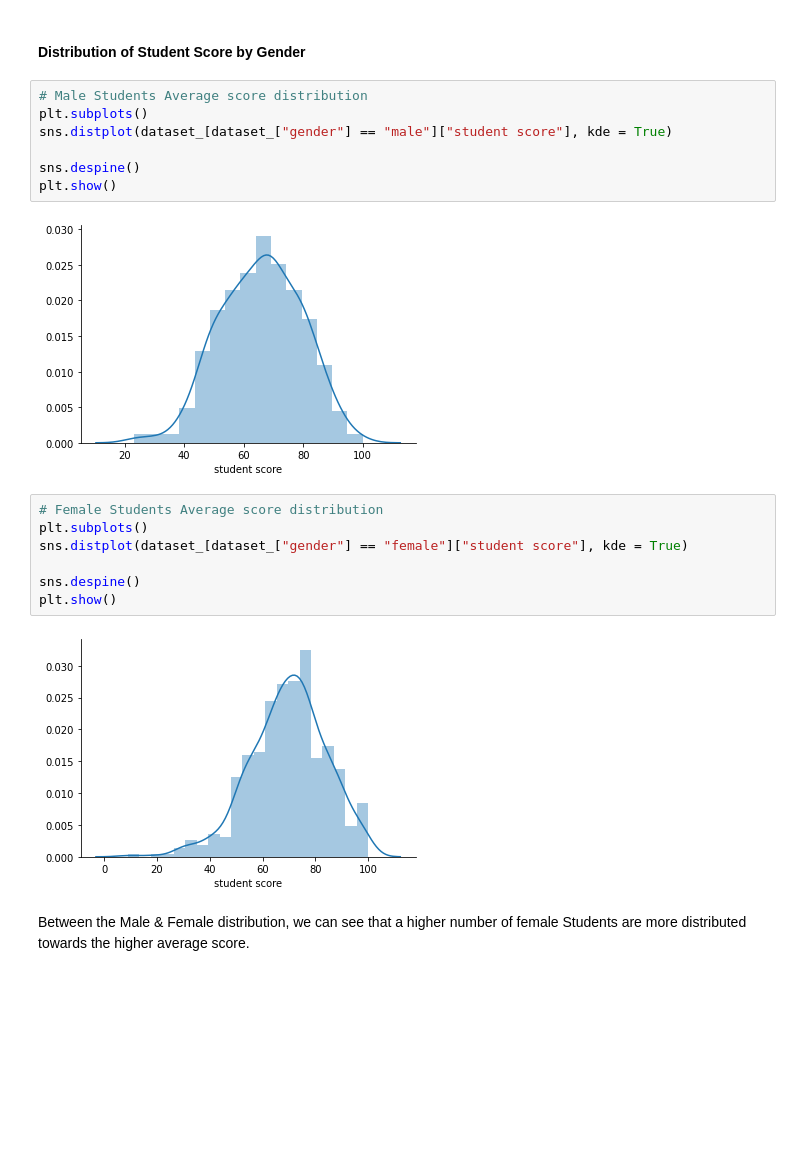
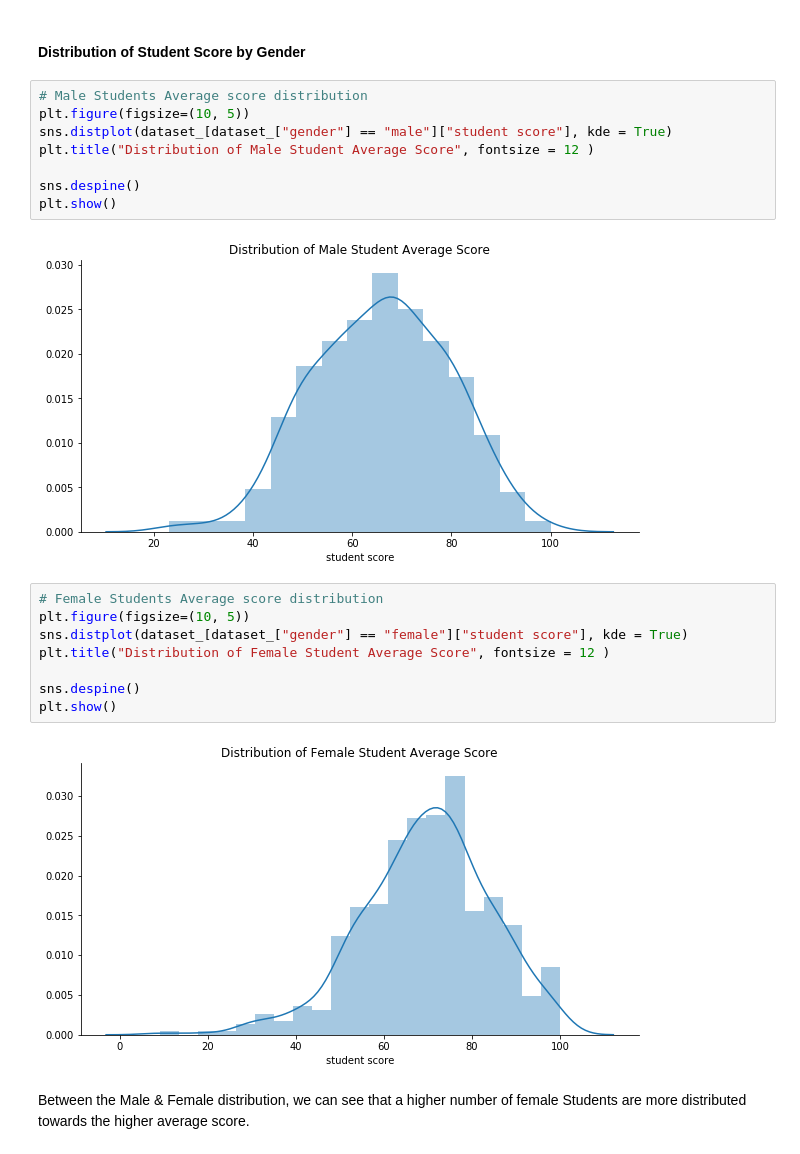
Before and after one commit to raimiazeez26/StudentDataAnalysis, a Jupyter notebook: StudentData Analysis and Visualization.ipynb, the cells around one changed output. Saved outputs shown, nothing was run; the diff lists cells and outputs as text; blank space fills up the shorter version.

```diff
--- a/StudentData Analysis and Visualization.ipynb
+++ b/StudentData Analysis and Visualization.ipynb
@@ -152,22 +152,24 @@ This shows the Average student performance is inclined toward 40-80
 #### Distribution of Student Score by Gender
 # %%
 # Male Students Average score distribution
-plt.subplots()
+plt.figure(figsize=(10, 5))
 sns.distplot(dataset_[dataset_["gender"] == "male"]["student score"], kde = True)
+plt.title("Distribution of Male Student Average Score", fontsize = 12 )
 
 sns.despine()
 plt.show()
 # %% [output]
-[figure, old version]
+[figure, new version]
 # %%
 # Female Students Average score distribution
-plt.subplots()
+plt.figure(figsize=(10, 5))
 sns.distplot(dataset_[dataset_["gender"] == "female"]["student score"], kde = True)
+plt.title("Distribution of Female Student Average Score", fontsize = 12 )
 
 sns.despine()
 plt.show()
 # %% [output]
-[figure, old version]
+[figure, new version]
 # %% [markdown]
 Between the Male & Female distribution, we can see that a higher number of female Students are more distributed towards the higher average score.
 # %% [markdown]
```
Also changed, not shown: parts of 15 cells of this notebook, 1 other file.
